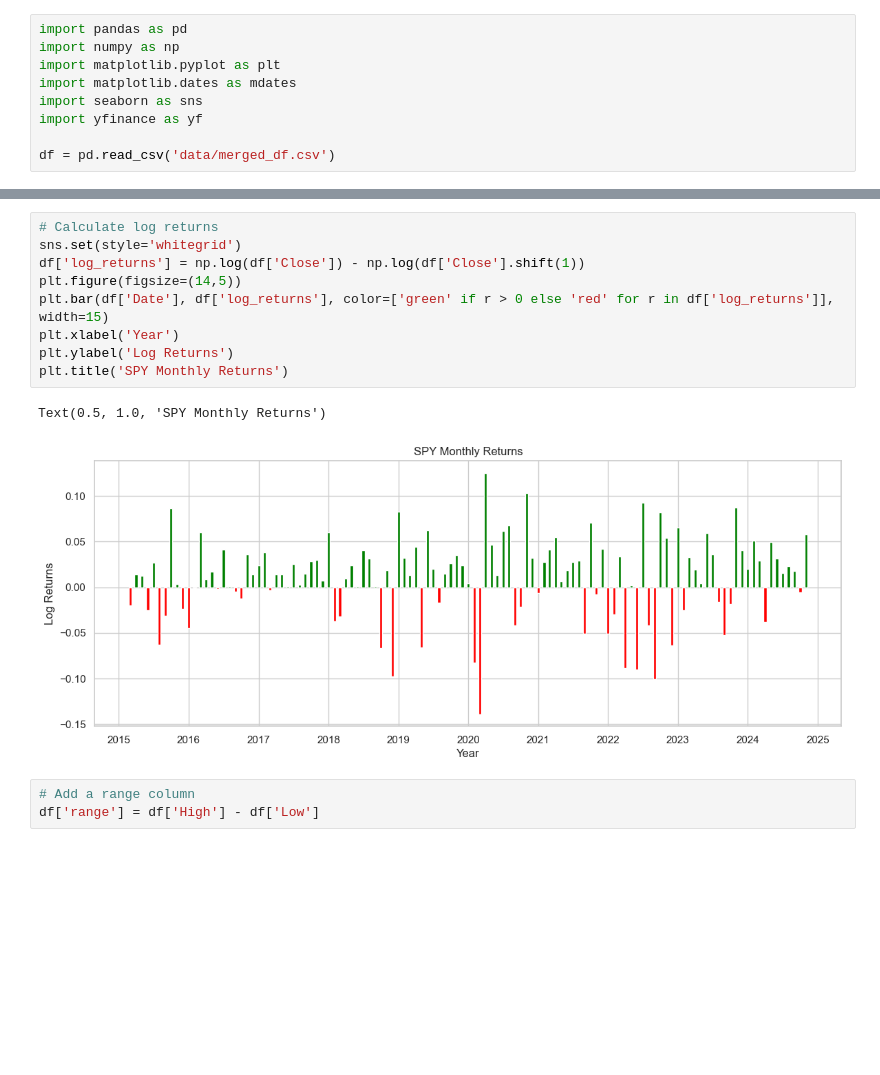
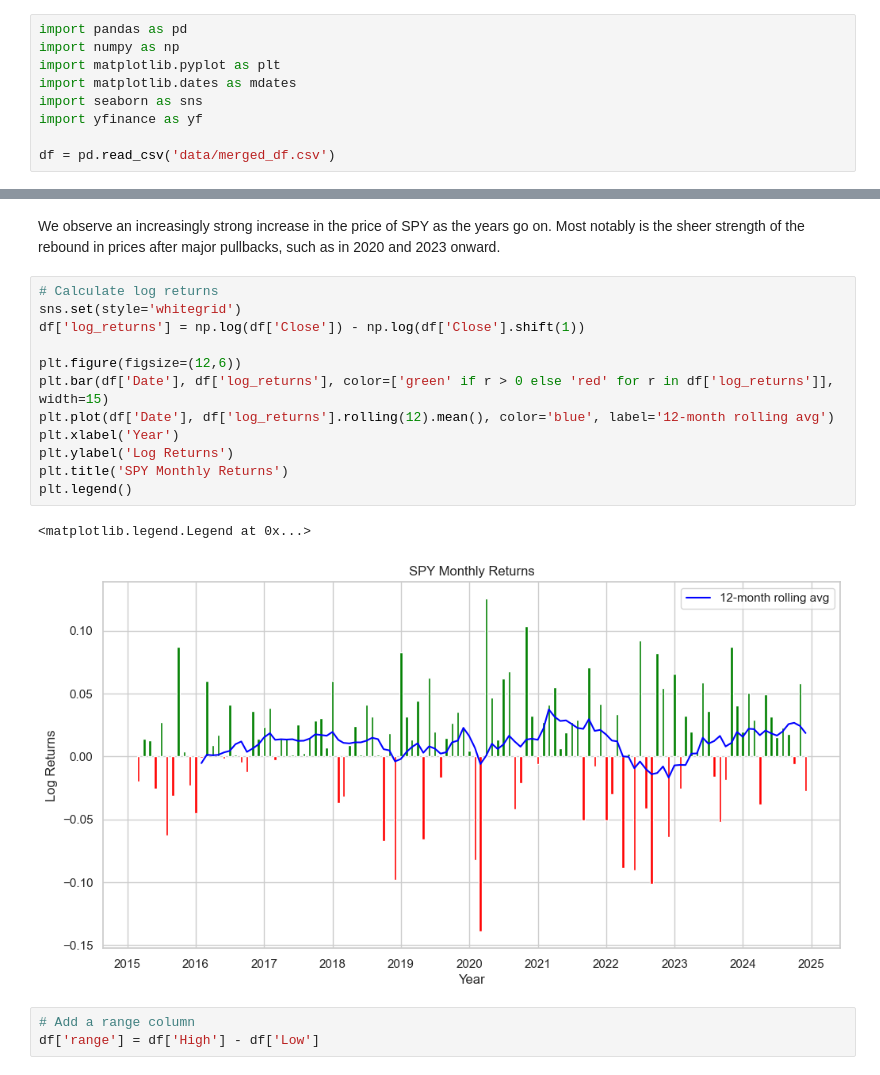
Before and after one commit to SmiffBarney/VaR, a Jupyter notebook: eda.ipynb, the cells around one changed output, grey strips where cells are left out. Saved outputs shown, nothing was run; the diff lists cells and outputs as text; blank space fills up the shorter version.

```diff
--- a/eda.ipynb
+++ b/eda.ipynb
@@ -60,15 +62,20 @@ plt.show()
+# %% [markdown]
+We observe an increasingly strong increase in the price of SPY as the years go on. Most notably is the sheer strength of the rebound in prices after major pullbacks, such as in 2020 and 2023 onward.
 # %%
 # Calculate log returns
 sns.set(style='whitegrid')
 df['log_returns'] = np.log(df['Close']) - np.log(df['Close'].shift(1))
-plt.figure(figsize=(14,5))
+
+plt.figure(figsize=(12,6))
 plt.bar(df['Date'], df['log_returns'], color=['green' if r > 0 else 'red' for r in df['log_returns']], width=15)
+plt.plot(df['Date'], df['log_returns'].rolling(12).mean(), color='blue', label='12-month rolling avg')
 plt.xlabel('Year')
 plt.ylabel('Log Returns')
 plt.title('SPY Monthly Returns')
+plt.legend()
 # %% [output]
-Text(0.5, 1.0, 'SPY Monthly Returns')
+<matplotlib.legend.Legend at 0x...>
-[figure, old version]
+[figure, new version]
 # %%
 # Add a range column
 df['range'] = df['High'] - df['Low']
```
Also changed, not shown: parts of 24 cells of this notebook, 5 other files.
